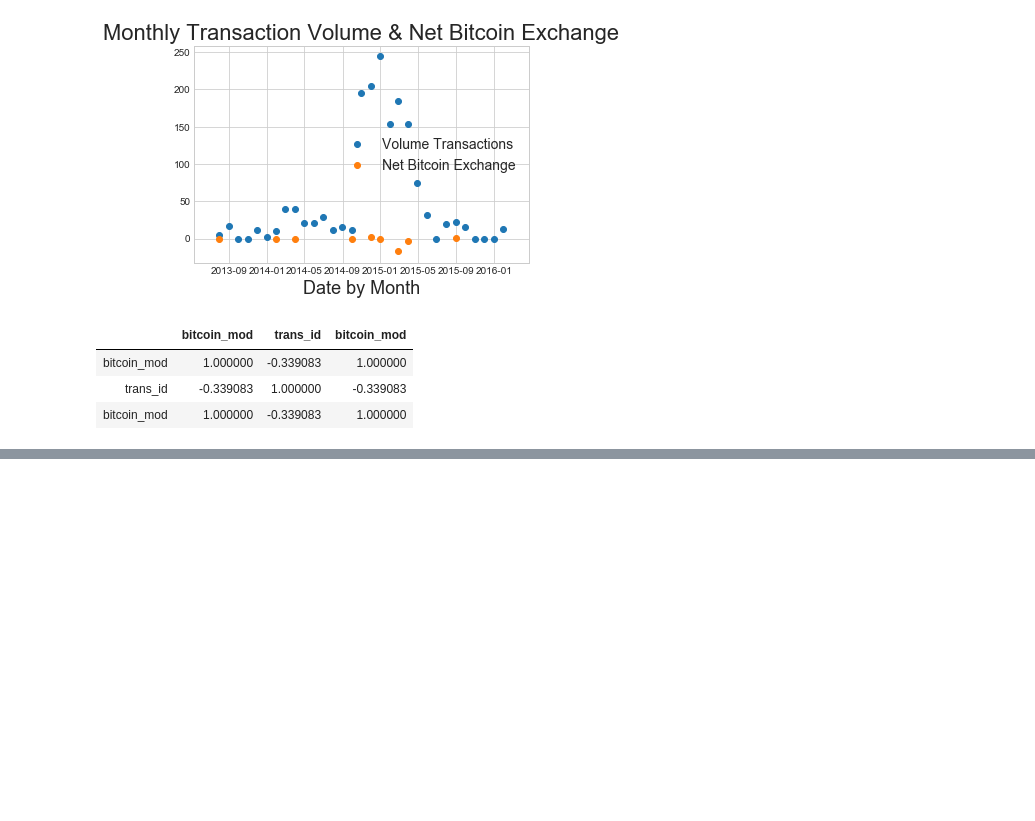
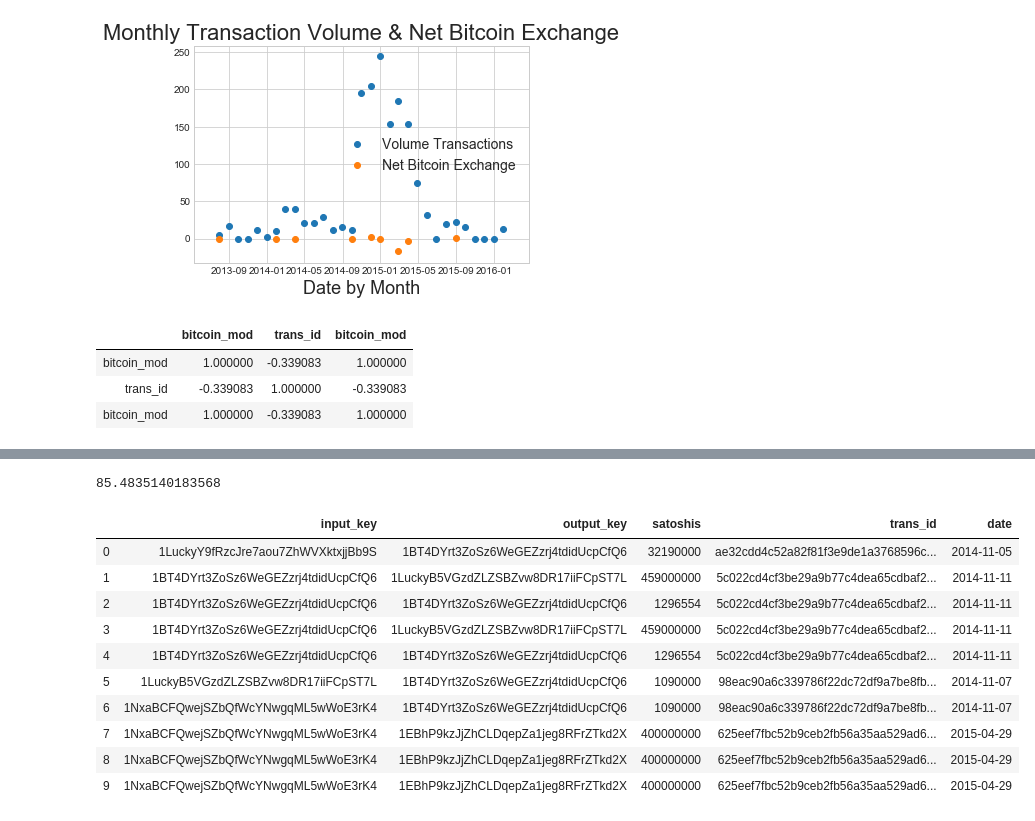
Before and after one commit to srishti-mishra/Parallel-ML-Project, a Jupyter notebook: Network analysis.ipynb, the cells around one changed output, grey strips where cells are left out. Saved outputs shown, nothing was run; the diff lists cells and outputs as text; code cells hidden in the pictures; blank space fills up the shorter version.

```diff
--- a/Network analysis.ipynb
+++ b/Network analysis.ipynb
@@ -242,0 +264,51 @@ plt.title('Net Volume Bitcoins Exchanged', fontsize=22)
+# %%
+# we can query for the top x wallets that transact with our wallet of interest
+# from nx_plot_asc[0:10]
+# leave out the original wallet
+# where do top outputs send their bitcoin?
+top_out =  """
+       WITH time AS
+            (
+                SELECT TIMESTAMP_MILLIS(timestamp) AS trans_time,
+                    inputs.input_pubkey_base58 AS input_key,
+                    outputs.output_pubkey_base58 AS output_key,
+                    outputs.output_satoshis AS satoshis,
+                    transaction_id AS trans_id
+                FROM `bigquery-public-data.bitcoin_blockchain.transactions`
+                    JOIN UNNEST (inputs) AS inputs
+                    JOIN UNNEST (outputs) AS outputs
+                WHERE inputs.input_pubkey_base58 = '1EBhP9kzJjZhCLDqepZa1jeg8RFrZTkd2X'
+                    OR outputs.output_pubkey_base58 = '1EBhP9kzJjZhCLDqepZa1jeg8RFrZTkd2X'
+                    OR inputs.input_pubkey_base58 = '3QHYuqj9EZ9FzVwpEagQwo2SQG7MhHGrw9'
+                    OR outputs.output_pubkey_base58 = '3QHYuqj9EZ9FzVwpEagQwo2SQG7MhHGrw9'
+                    OR inputs.input_pubkey_base58 = '1BT4DYrt3ZoSz6WeGEZzrj4tdidUcpCfQ6'
+                    OR outputs.output_pubkey_base58 = '1BT4DYrt3ZoSz6WeGEZzrj4tdidUcpCfQ6'
+                    OR inputs.input_pubkey_base58 = '1HdCtn5aiySHpyrRs5FSiS1NPSm9BPnEeR'
+                    OR outputs.output_pubkey_base58 = '1HdCtn5aiySHpyrRs5FSiS1NPSm9BPnEeR'
+                    OR inputs.input_pubkey_base58 = '1LyJffQE3iCzRdv1Fqv7Y5wawr7u6aajw8'
+                    OR outputs.output_pubkey_base58 = '1LyJffQE3iCzRdv1Fqv7Y5wawr7u6aajw8'
+            )
+        SELECT input_key, output_key, satoshis, trans_id,
+            EXTRACT(DATE FROM trans_time) AS date
+        FROM time
+        --ORDER BY date
+        """
+blockchain_helper.estimate_query_size(top_out)
+# %% [output]
+85.4835140183568
+# %%
+# top nodes currency sent to
+top_out_df = blockchain_helper.query_to_pandas(top_out)
+top_out_df.head(10)
+# %% [output]
+|  | input_key | output_key | satoshis | trans_id | date |
+| 0 | 1LuckyY9fRzcJre7aou7ZhWVXktxjjBb9S | 1BT4DYrt3ZoSz6WeGEZzrj4tdidUcpCfQ6 | 32190000 | ae32cdd4c52a82f81f3e9de1a3768596c... | 2014-11-05 |
+| 1 | 1BT4DYrt3ZoSz6WeGEZzrj4tdidUcpCfQ6 | 1LuckyB5VGzdZLZSBZvw8DR17iiFCpST7L | 459000000 | 5c022cd4cf3be29a9b77c4dea65cdbaf2... | 2014-11-11 |
+| 2 | 1BT4DYrt3ZoSz6WeGEZzrj4tdidUcpCfQ6 | 1BT4DYrt3ZoSz6WeGEZzrj4tdidUcpCfQ6 | 1296554 | 5c022cd4cf3be29a9b77c4dea65cdbaf2... | 2014-11-11 |
+| 3 | 1BT4DYrt3ZoSz6WeGEZzrj4tdidUcpCfQ6 | 1LuckyB5VGzdZLZSBZvw8DR17iiFCpST7L | 459000000 | 5c022cd4cf3be29a9b77c4dea65cdbaf2... | 2014-11-11 |
+| 4 | 1BT4DYrt3ZoSz6WeGEZzrj4tdidUcpCfQ6 | 1BT4DYrt3ZoSz6WeGEZzrj4tdidUcpCfQ6 | 1296554 | 5c022cd4cf3be29a9b77c4dea65cdbaf2... | 2014-11-11 |
+| 5 | 1LuckyB5VGzdZLZSBZvw8DR17iiFCpST7L | 1BT4DYrt3ZoSz6WeGEZzrj4tdidUcpCfQ6 | 1090000 | 98eac90a6c339786f22dc72df9a7be8fb... | 2014-11-07 |
+| 6 | 1NxaBCFQwejSZbQfWcYNwgqML5wWoE3rK4 | 1BT4DYrt3ZoSz6WeGEZzrj4tdidUcpCfQ6 | 1090000 | 98eac90a6c339786f22dc72df9a7be8fb... | 2014-11-07 |
+| 7 | 1NxaBCFQwejSZbQfWcYNwgqML5wWoE3rK4 | 1EBhP9kzJjZhCLDqepZa1jeg8RFrZTkd2X | 400000000 | 625eef7fbc52b9ceb2fb56a35aa529ad6... | 2015-04-29 |
+| 8 | 1NxaBCFQwejSZbQfWcYNwgqML5wWoE3rK4 | 1EBhP9kzJjZhCLDqepZa1jeg8RFrZTkd2X | 400000000 | 625eef7fbc52b9ceb2fb56a35aa529ad6... | 2015-04-29 |
+| 9 | 1NxaBCFQwejSZbQfWcYNwgqML5wWoE3rK4 | 1EBhP9kzJjZhCLDqepZa1jeg8RFrZTkd2X | 400000000 | 625eef7fbc52b9ceb2fb56a35aa529ad6... | 2015-04-29 |
```
Also changed, not shown: parts of 13 cells of this notebook, 1 other file.
